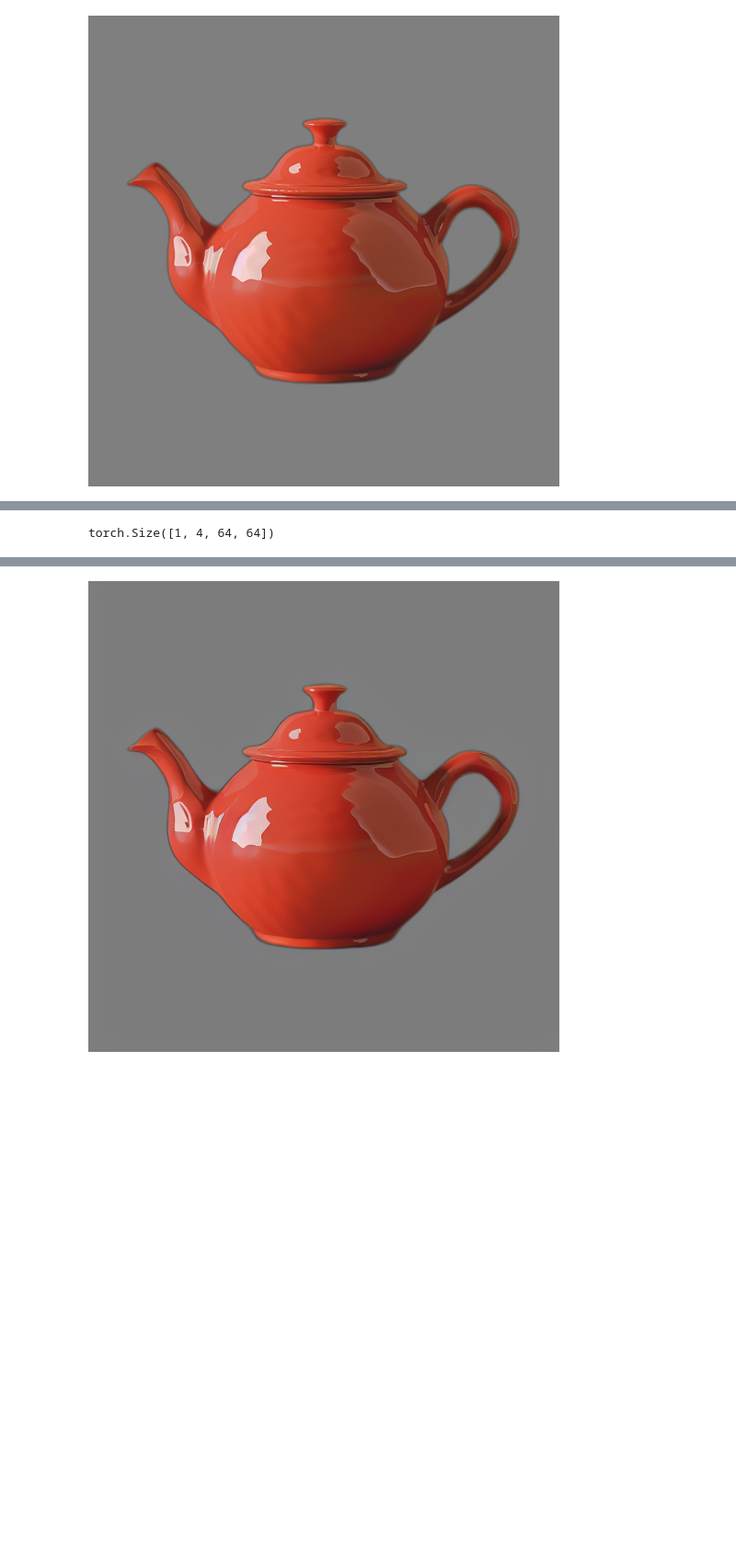
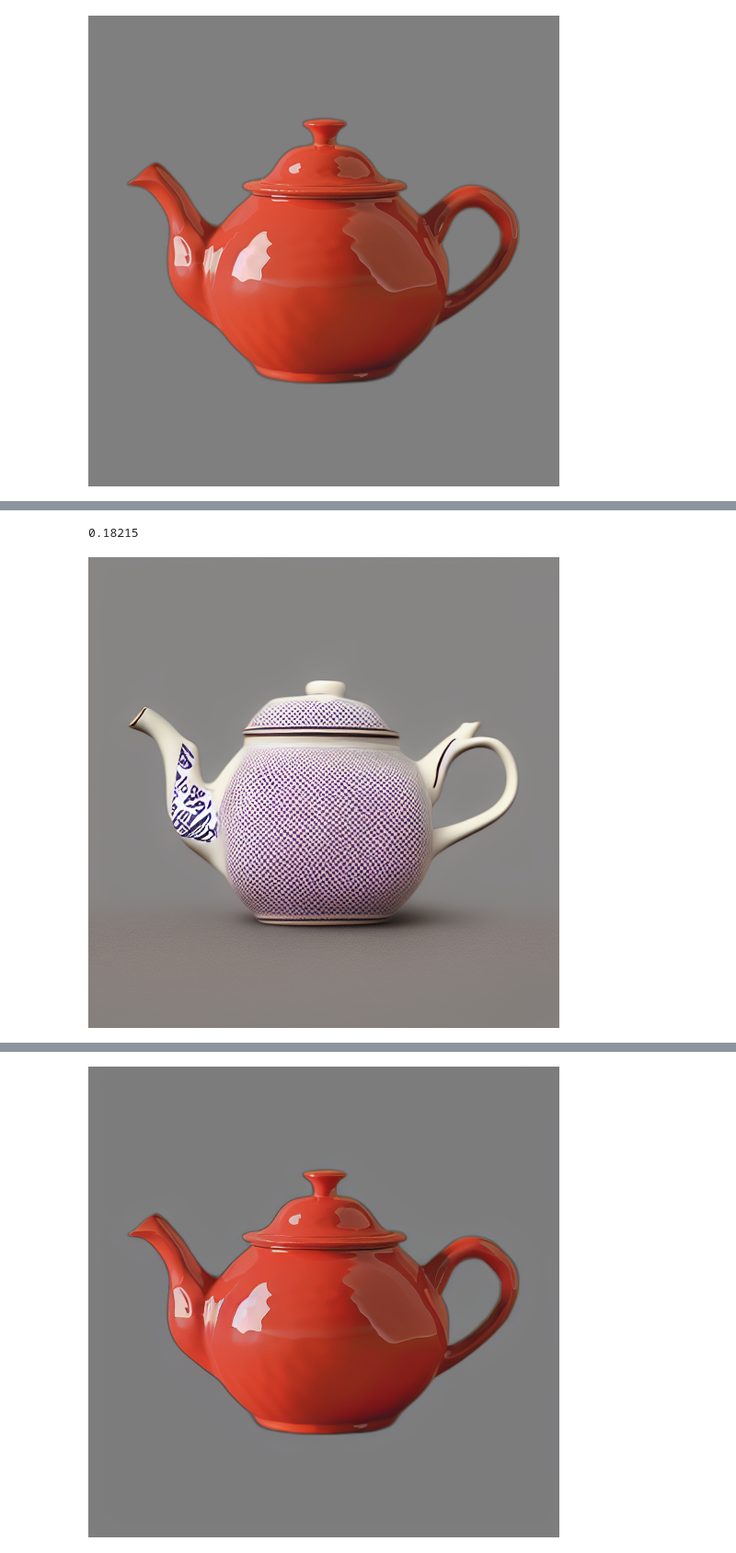
Before and after one commit to Youlixiya/instruct_tri2tri, a Jupyter notebook: test.ipynb, the cells around one changed output, grey strips where cells are left out. Shown at 92% size. Cells and saved outputs as stored; diff of their text form; code cells hidden in the pictures; blank space fills up the shorter version.

```diff
--- a/test.ipynb
+++ b/test.ipynb
@@ -259,3 +258,11 @@ image
+# %%
+pipe.vae.config.scaling_factor
+# %% [output]
+0.18215
+# %%
+out.images[0]
+# %% [output]
+[figure, added]
 # %%
 from torchvision import transforms as T
 import numpy as np
@@ -275,8 +282,7 @@ def postprocess(latent_image, pil=True):
         latent_image = latent_image[0].permute(1, 2, 0)
         return Image.fromarray((latent_image * 255).cpu().detach().numpy().astype(np.uint8))
 # %%
-image_pt = preprocess([image])
+vae = vae.to('cuda:0')
+image_pt = preprocess([out.images[0]])
 encode_out = vae.encode(image_pt.to(device=vae.device, dtype=vae.dtype))
-encode_out.latent_dist.mode().shape
+latent_image_ = encode_out.latent_dist.mode()
-# %% [output]
-torch.Size([1, 4, 64, 64])
```
Also changed, not shown: parts of 5 cells of this notebook, 6 other files.
